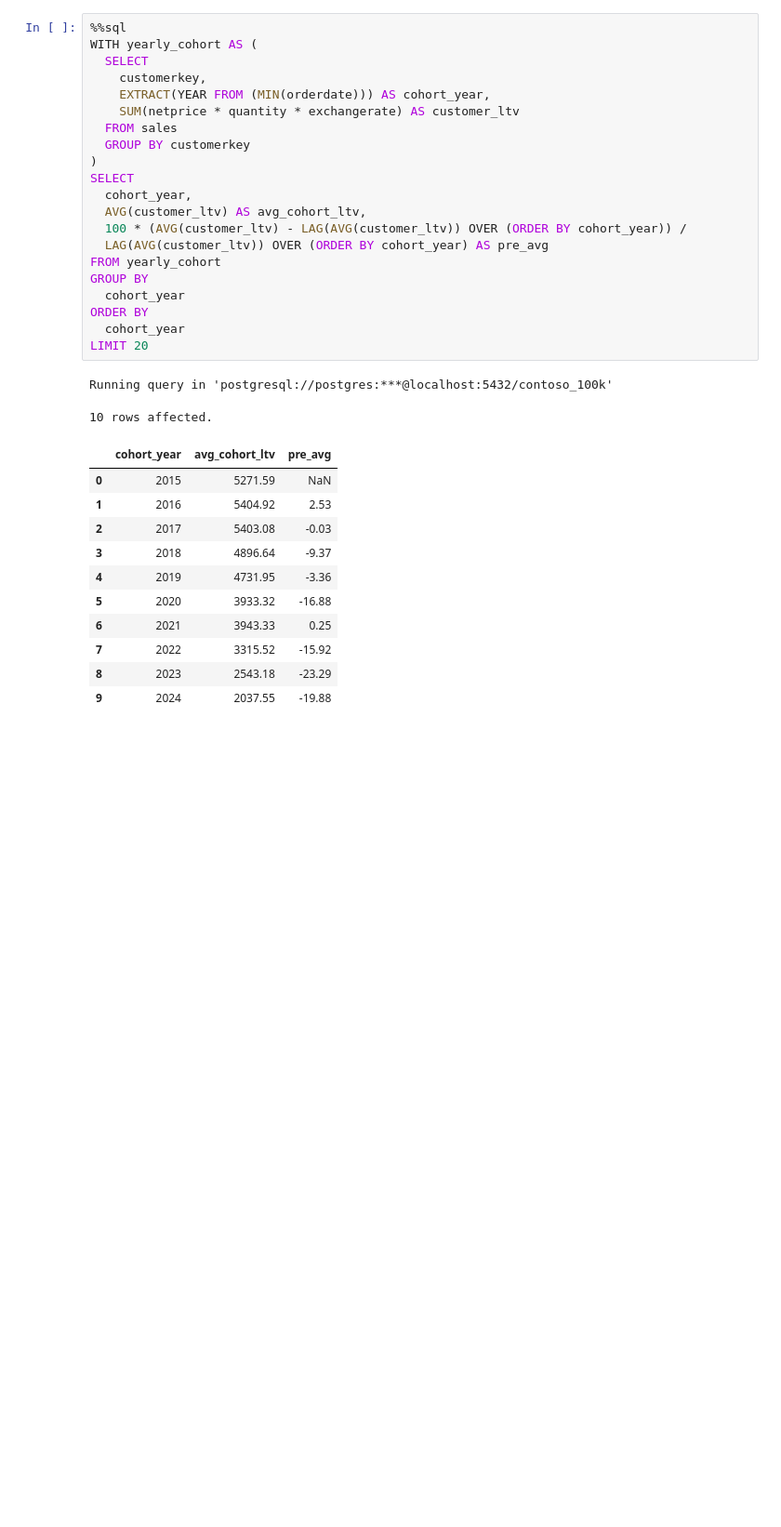
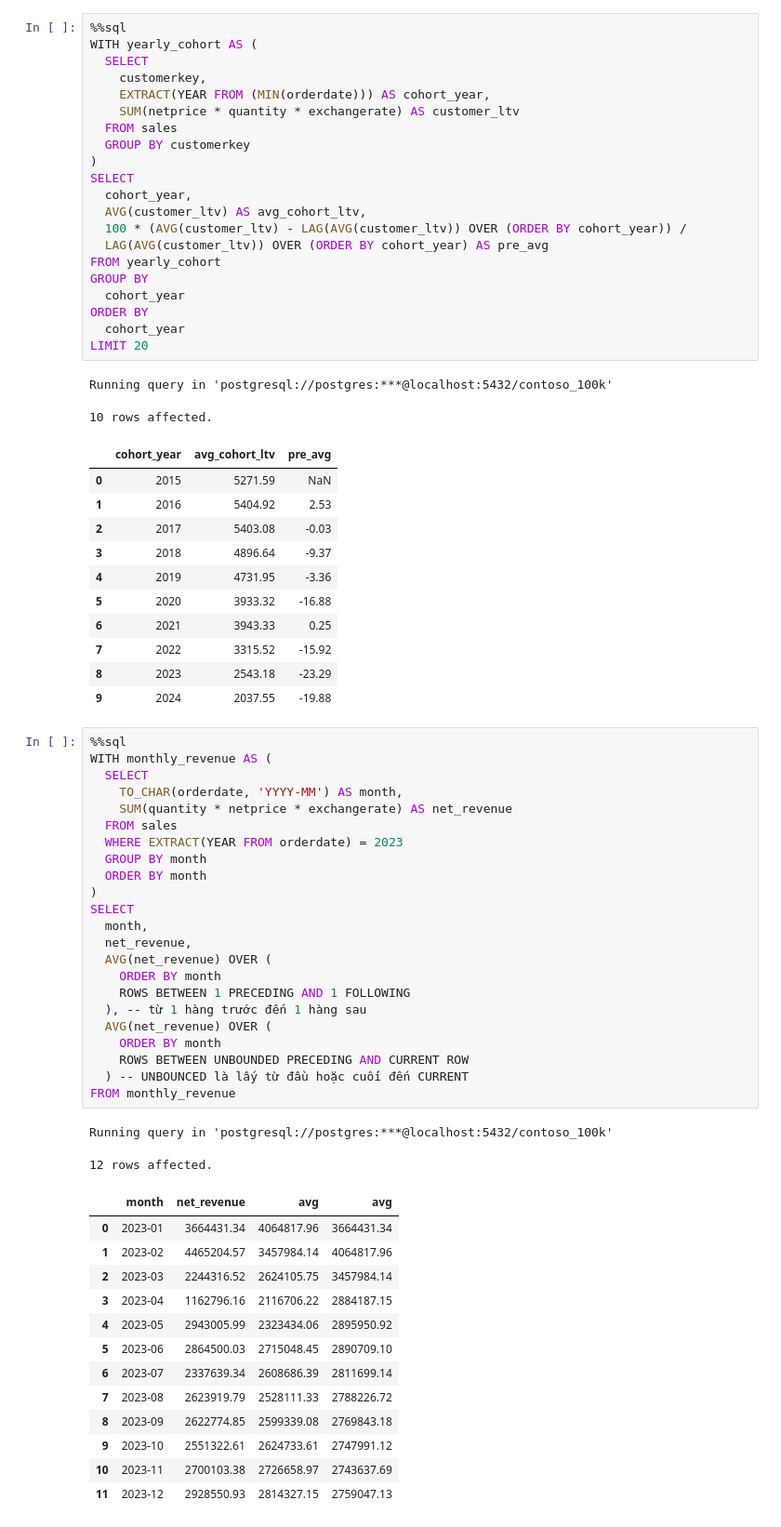
Before and after one commit to DatVo975/SQL-Course, a Jupyter notebook: Resources/Day2.ipynb, the cells around one changed output. Shown at 93% size. Saved outputs shown, nothing was run; the diff lists cells and outputs as text; blank space fills up the shorter version.

```diff
--- a/Resources/Day2.ipynb
+++ b/Resources/Day2.ipynb
@@ -711,3 +711,42 @@ Running query in 'postgresql://postgres:***@localhost:5432/contoso_100k'
 | 7 | 2022 | 3315.52 | -15.92 |
 | 8 | 2023 | 2543.18 | -23.29 |
 | 9 | 2024 | 2037.55 | -19.88 |
+# %%
+%%sql
+WITH monthly_revenue AS (
+  SELECT
+    TO_CHAR(orderdate, 'YYYY-MM') AS month,
+    SUM(quantity * netprice * exchangerate) AS net_revenue
+  FROM sales
+  WHERE EXTRACT(YEAR FROM orderdate) = 2023
+  GROUP BY month
+  ORDER BY month
+)
+SELECT
+  month,
+  net_revenue,
+  AVG(net_revenue) OVER (
+    ORDER BY month
+    ROWS BETWEEN 1 PRECEDING AND 1 FOLLOWING
+  ), -- từ 1 hàng trước đến 1 hàng sau
+  AVG(net_revenue) OVER (
+    ORDER BY month
+    ROWS BETWEEN UNBOUNDED PRECEDING AND CURRENT ROW
+  ) -- UNBOUNCED là lấy từ đầu hoặc cuối đến CURRENT
+FROM monthly_revenue
+# %% [output]
+Running query in 'postgresql://postgres:***@localhost:5432/contoso_100k'
+12 rows affected.
+|  | month | net_revenue | avg | avg |
+| 0 | 2023-01 | 3664431.34 | 4064817.96 | 3664431.34 |
+| 1 | 2023-02 | 4465204.57 | 3457984.14 | 4064817.96 |
+| 2 | 2023-03 | 2244316.52 | 2624105.75 | 3457984.14 |
+| 3 | 2023-04 | 1162796.16 | 2116706.22 | 2884187.15 |
+| 4 | 2023-05 | 2943005.99 | 2323434.06 | 2895950.92 |
+| 5 | 2023-06 | 2864500.03 | 2715048.45 | 2890709.10 |
+| 6 | 2023-07 | 2337639.34 | 2608686.39 | 2811699.14 |
+| 7 | 2023-08 | 2623919.79 | 2528111.33 | 2788226.72 |
+| 8 | 2023-09 | 2622774.85 | 2599339.08 | 2769843.18 |
+| 9 | 2023-10 | 2551322.61 | 2624733.61 | 2747991.12 |
+| 10 | 2023-11 | 2700103.38 | 2726658.97 | 2743637.69 |
+| 11 | 2023-12 | 2928550.93 | 2814327.15 | 2759047.13 |
```
